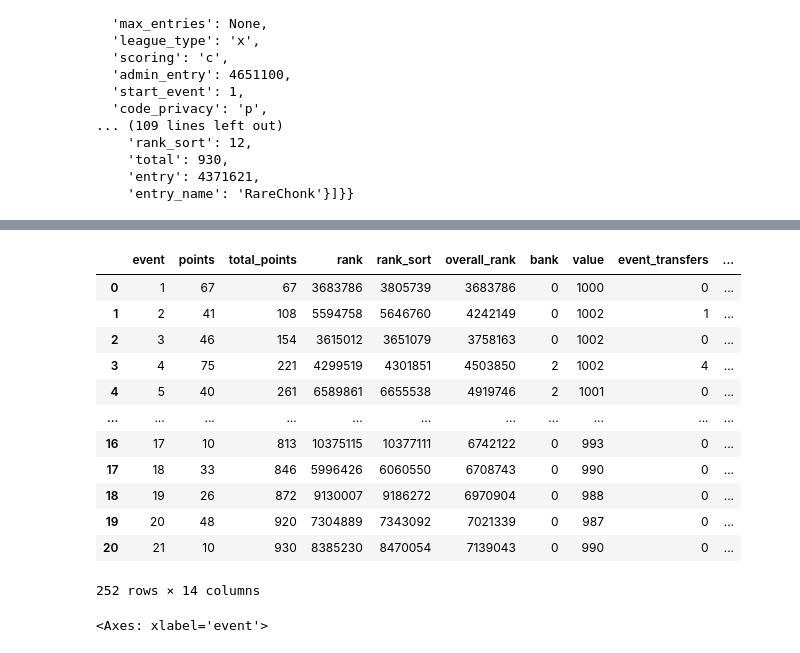
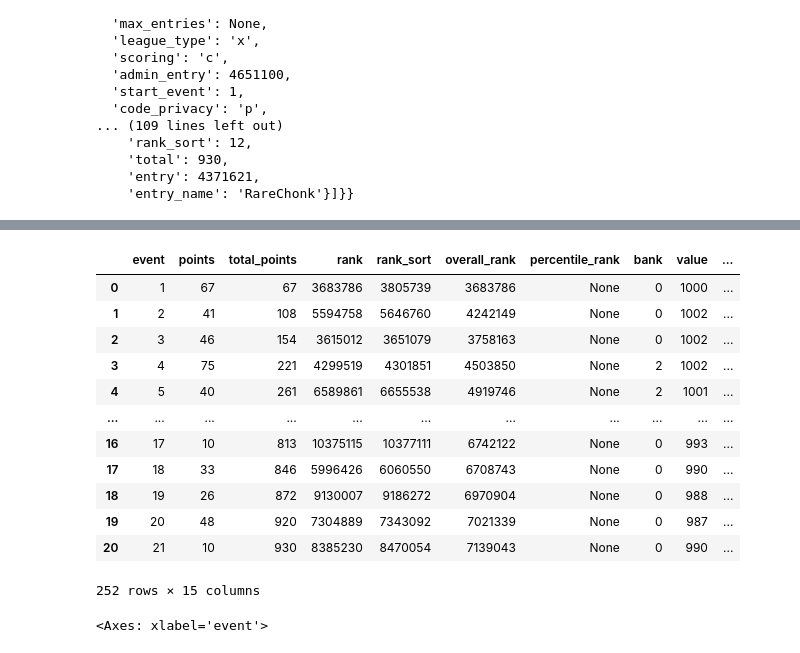
Before and after one commit to RACollins/fpl-forecast-optimise, a Jupyter notebook: notebooks/2.0-fpl-api-playground.ipynb, the cells around one changed output, grey strips where cells are left out. Saved outputs shown, nothing was run; the diff lists cells and outputs as text; code cells hidden in the pictures.

```diff
--- a/notebooks/2.0-fpl-api-playground.ipynb
+++ b/notebooks/2.0-fpl-api-playground.ipynb
@@ -78,45 +92,45 @@ league_df
 # %%
 colours_list = [
     "tab:blue",
     "tab:orange",
     "tab:green",
     "tab:red",
     "tab:purple",
     "tab:brown",
     "tab:pink",
     "tabb:grey",
     "tab:olive",
     "tab:cyan",
     "m",
     "y",
 ]
 colours_map = {}
 all_gws_df_list = []
 for i, manager_id in enumerate(league_df["entry"]):
     respose = requests.get(all_gws_url_template.format(manager_id=manager_id))
     all_gws_respose_json = respose.json()
     all_gws_df = pd.DataFrame(all_gws_respose_json["current"])
     all_gws_df["entry"] = manager_id
     all_gws_df["entry_name"] = league_df.loc[i, "entry_name"]
     all_gws_df["player_name"] = league_df.loc[i, "player_name"]
-    colours_map[league_df.loc[i, "player_name"]] = colours_list[i]
+    # colours_map[league_df.loc[i, "player_name"]] = colours_list[i]
     all_gws_df_list.append(all_gws_df)
 all_managers_all_gws_df = pd.concat(all_gws_df_list)
 all_managers_all_gws_df
 # %% [output]
-|  | event | points | total_points | rank | rank_sort | overall_rank | bank | value | event_transfers | ... |
-| 0 | 1 | 67 | 67 | 3683786 | 3805739 | 3683786 | 0 | 1000 | 0 | ... |
-| 1 | 2 | 41 | 108 | 5594758 | 5646760 | 4242149 | 0 | 1002 | 1 | ... |
-| 2 | 3 | 46 | 154 | 3615012 | 3651079 | 3758163 | 0 | 1002 | 0 | ... |
-| 3 | 4 | 75 | 221 | 4299519 | 4301851 | 4503850 | 2 | 1002 | 4 | ... |
-| 4 | 5 | 40 | 261 | 6589861 | 6655538 | 4919746 | 2 | 1001 | 0 | ... |
+|  | event | points | total_points | rank | rank_sort | overall_rank | percentile_rank | bank | value | ... |
+| 0 | 1 | 67 | 67 | 3683786 | 3805739 | 3683786 | None | 0 | 1000 | ... |
+| 1 | 2 | 41 | 108 | 5594758 | 5646760 | 4242149 | None | 0 | 1002 | ... |
+| 2 | 3 | 46 | 154 | 3615012 | 3651079 | 3758163 | None | 0 | 1002 | ... |
+| 3 | 4 | 75 | 221 | 4299519 | 4301851 | 4503850 | None | 2 | 1002 | ... |
+| 4 | 5 | 40 | 261 | 6589861 | 6655538 | 4919746 | None | 2 | 1001 | ... |
 | ... | ... | ... | ... | ... | ... | ... | ... | ... | ... | ... |
-| 16 | 17 | 10 | 813 | 10375115 | 10377111 | 6742122 | 0 | 993 | 0 | ... |
-| 17 | 18 | 33 | 846 | 5996426 | 6060550 | 6708743 | 0 | 990 | 0 | ... |
-| 18 | 19 | 26 | 872 | 9130007 | 9186272 | 6970904 | 0 | 988 | 0 | ... |
-| 19 | 20 | 48 | 920 | 7304889 | 7343092 | 7021339 | 0 | 987 | 0 | ... |
-| 20 | 21 | 10 | 930 | 8385230 | 8470054 | 7139043 | 0 | 990 | 0 | ... |
+| 16 | 17 | 10 | 813 | 10375115 | 10377111 | 6742122 | None | 0 | 993 | ... |
+| 17 | 18 | 33 | 846 | 5996426 | 6060550 | 6708743 | None | 0 | 990 | ... |
+| 18 | 19 | 26 | 872 | 9130007 | 9186272 | 6970904 | None | 0 | 988 | ... |
+| 19 | 20 | 48 | 920 | 7304889 | 7343092 | 7021339 | None | 0 | 987 | ... |
+| 20 | 21 | 10 | 930 | 8385230 | 8470054 | 7139043 | None | 0 | 990 | ... |
-252 rows × 14 columns
+252 rows × 15 columns
 # %%
 pivot_amagw_df = all_managers_all_gws_df.pivot_table(
     values="total_points", index="event", columns="player_name"
```
Also changed, not shown: parts of 12 cells of this notebook.
